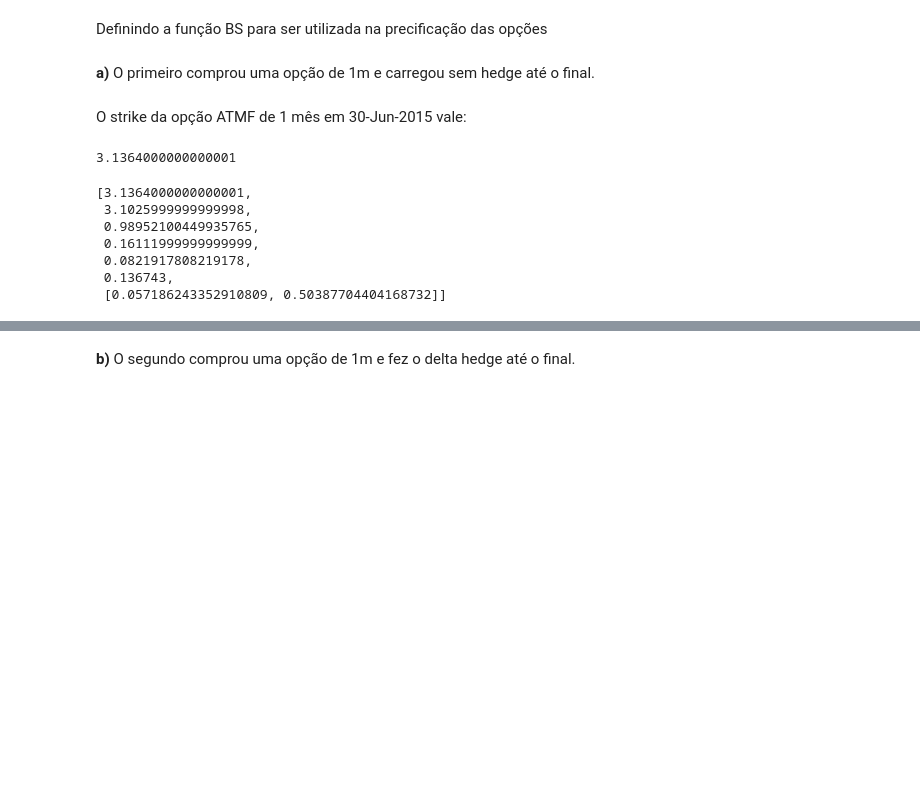
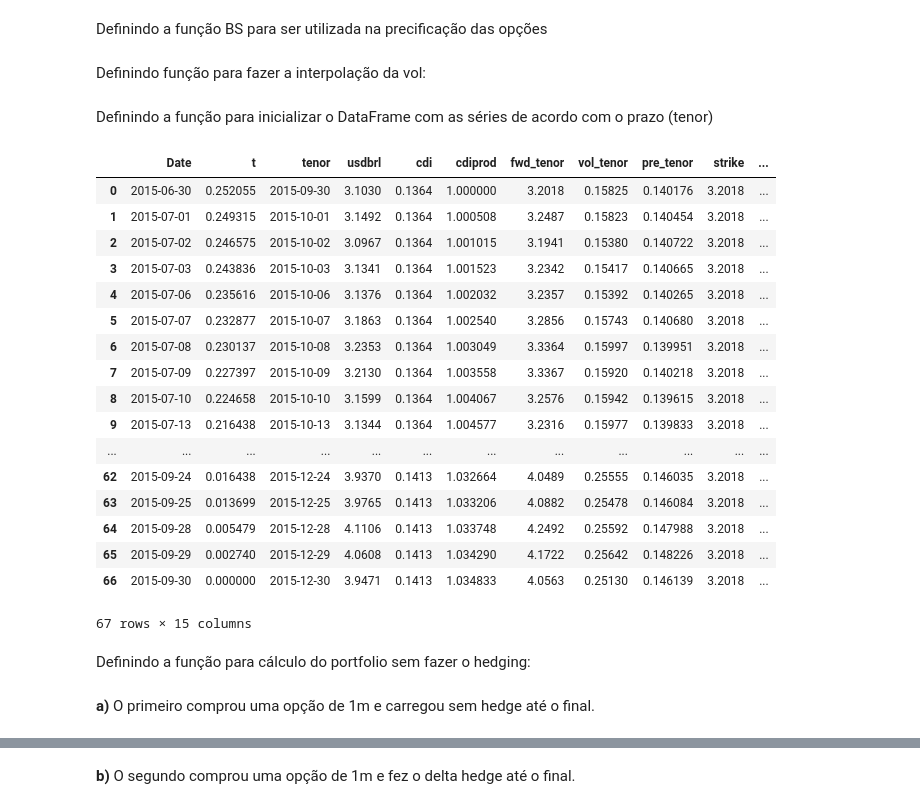
Before and after one commit to fagan2888/PricingHedging_Prova2, a Jupyter notebook: Prova2.ipynb, the cells around one changed output, grey strips where cells are left out. Saved outputs shown, nothing was run; the diff lists cells and outputs as text; code cells hidden in the pictures; blank space fills up the shorter version.

```diff
--- a/Prova2.ipynb
+++ b/Prova2.ipynb
@@ -44,3 +46,17 @@ fwd12m_on = pd.read_excel(mkt_series_arq,'Sheet1',skiprows=1,index_col=0,parse_c
+# %%
+vol=pd.DataFrame(vol1m_off['PX_LAST'].values,columns=[1],index=vol1m_off.index)
+vol[3]=vol3m_off['PX_LAST'].values
+vol[12]=vol12m_off['PX_LAST'].values
+
+fwd=pd.DataFrame(usdbrl['PX_LAST'].values,columns=[0],index=usdbrl.index)
+fwd[1]=fwd1m_on['PX_LAST'].values
+fwd[3]=fwd3m_on['PX_LAST'].values
+fwd[12]=fwd12m_on['PX_LAST'].values
+
+pre=pd.DataFrame(cdi['PX_LAST'].values,columns=[0],index=cdi.index)
+pre[1]=swpprecdi1m['PX_LAST'].values
+pre[3]=swpprecdi3m['PX_LAST'].values
+pre[12]=swpprecdi12m['PX_LAST'].values
 # %%
 cdi.plot()
 # %% [output]
@@ -103,3 +119,5 @@ def bsv(phi,F,K,discount,vol,t):
         premium=max(phi*(F-K),0)
 
     return [premium,delta]
+# %% [markdown]
+Definindo função para fazer a interpolação da vol:
@@ -105,0 +134,2 @@ def bsv(phi,F,K,discount,vol,t):
+# %% [markdown]
+Definindo a função para inicializar o DataFrame com as séries de acordo com o prazo (tenor)
@@ -105,0 +181,23 @@ def bsv(phi,F,K,discount,vol,t):
+# %%
+portf_initdf(start,3,usdbrl,cdi,fwd,vol,pre)
+# %% [output]
+|  | Date | t | tenor | usdbrl | cdi | cdiprod | fwd_tenor | vol_tenor | pre_tenor | strike | ... |
+| 0 | 2015-06-30 | 0.252055 | 2015-09-30 | 3.1030 | 0.1364 | 1.000000 | 3.2018 | 0.15825 | 0.140176 | 3.2018 | ... |
+| 1 | 2015-07-01 | 0.249315 | 2015-10-01 | 3.1492 | 0.1364 | 1.000508 | 3.2487 | 0.15823 | 0.140454 | 3.2018 | ... |
+| 2 | 2015-07-02 | 0.246575 | 2015-10-02 | 3.0967 | 0.1364 | 1.001015 | 3.1941 | 0.15380 | 0.140722 | 3.2018 | ... |
+| 3 | 2015-07-03 | 0.243836 | 2015-10-03 | 3.1341 | 0.1364 | 1.001523 | 3.2342 | 0.15417 | 0.140665 | 3.2018 | ... |
+| 4 | 2015-07-06 | 0.235616 | 2015-10-06 | 3.1376 | 0.1364 | 1.002032 | 3.2357 | 0.15392 | 0.140265 | 3.2018 | ... |
+| 5 | 2015-07-07 | 0.232877 | 2015-10-07 | 3.1863 | 0.1364 | 1.002540 | 3.2856 | 0.15743 | 0.140680 | 3.2018 | ... |
+| 6 | 2015-07-08 | 0.230137 | 2015-10-08 | 3.2353 | 0.1364 | 1.003049 | 3.3364 | 0.15997 | 0.139951 | 3.2018 | ... |
+| 7 | 2015-07-09 | 0.227397 | 2015-10-09 | 3.2130 | 0.1364 | 1.003558 | 3.3367 | 0.15920 | 0.140218 | 3.2018 | ... |
+| 8 | 2015-07-10 | 0.224658 | 2015-10-10 | 3.1599 | 0.1364 | 1.004067 | 3.2576 | 0.15942 | 0.139615 | 3.2018 | ... |
+| 9 | 2015-07-13 | 0.216438 | 2015-10-13 | 3.1344 | 0.1364 | 1.004577 | 3.2316 | 0.15977 | 0.139833 | 3.2018 | ... |
+| ... | ... | ... | ... | ... | ... | ... | ... | ... | ... | ... | ... |
+| 62 | 2015-09-24 | 0.016438 | 2015-12-24 | 3.9370 | 0.1413 | 1.032664 | 4.0489 | 0.25555 | 0.146035 | 3.2018 | ... |
+| 63 | 2015-09-25 | 0.013699 | 2015-12-25 | 3.9765 | 0.1413 | 1.033206 | 4.0882 | 0.25478 | 0.146084 | 3.2018 | ... |
+| 64 | 2015-09-28 | 0.005479 | 2015-12-28 | 4.1106 | 0.1413 | 1.033748 | 4.2492 | 0.25592 | 0.147988 | 3.2018 | ... |
+| 65 | 2015-09-29 | 0.002740 | 2015-12-29 | 4.0608 | 0.1413 | 1.034290 | 4.1722 | 0.25642 | 0.148226 | 3.2018 | ... |
+| 66 | 2015-09-30 | 0.000000 | 2015-12-30 | 3.9471 | 0.1413 | 1.034833 | 4.0563 | 0.25130 | 0.146139 | 3.2018 | ... |
+67 rows × 15 columns
+# %% [markdown]
+Definindo a função para cálculo do portfolio sem fazer o hedging:
@@ -106,24 +217,2 @@ def bsv(phi,F,K,discount,vol,t):
 # %% [markdown]
 **a)** O primeiro comprou uma opção de 1m e carregou sem hedge até o final.
-# %% [markdown]
-O strike da opção ATMF de 1 mês em 30-Jun-2015 vale:
-# %%
-fwd1m_on['PX_LAST']['2015-06-30']
-# %% [output]
-3.1364000000000001
-# %%
-call=1
-t=30/365
-S=ptax['PX_ASK']['2015-06-30']
-K=fwd1m_on['PX_LAST']['2015-06-30']
-r=(1+swpprecdi1m['PX_LAST']['2015-06-30']/100)**(-t)
-vol=vol1m_off['PX_LAST']['2015-06-30']/100
-[K,S,r,vol,t,swpprecdi1m['PX_LAST']['2015-06-30']/100,bsv(call,K,K,r,vol,t)]
-# %% [output]
-[3.1364000000000001,
- 3.1025999999999998,
- 0.98952100449935765,
- 0.16111999999999999,
- 0.0821917808219178,
- 0.136743,
- [0.057186243352910809, 0.50387704404168732]]
```
Also changed, not shown: parts of 20 cells of this notebook.
